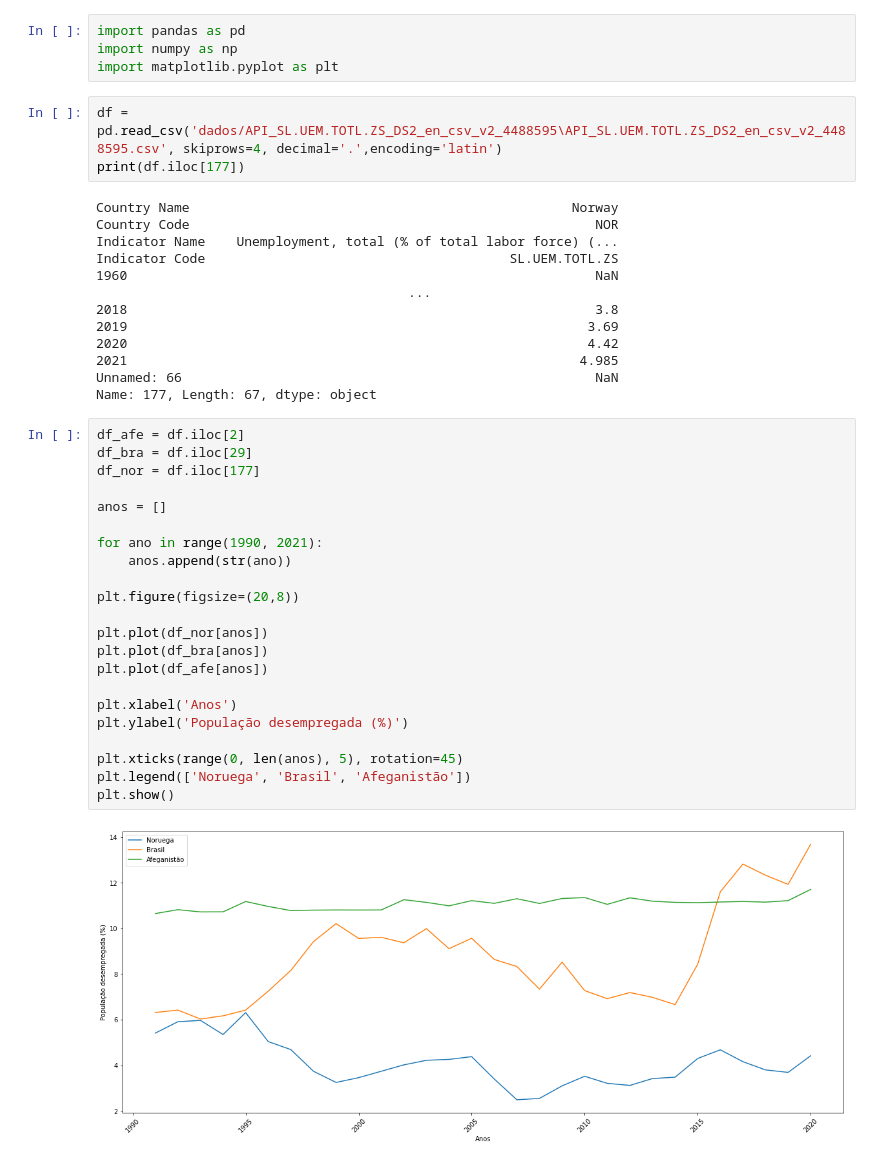
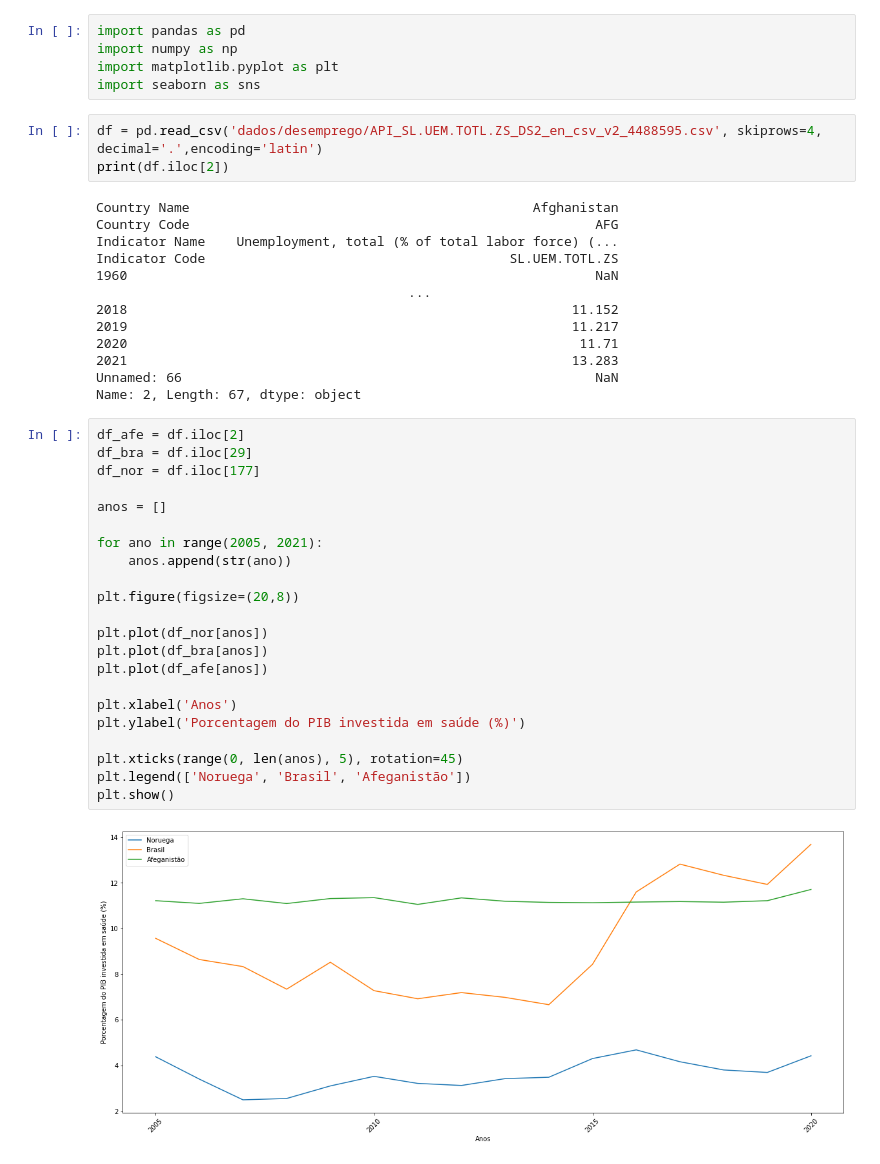
Before and after one commit to alessitomas/c.dadosAPS, a Jupyter notebook: aps2.ipynb, the cells around one changed output. Drawn from its saved outputs; the diff is of its cells as text.

```diff
--- a/aps2.ipynb
+++ b/aps2.ipynb
@@ -2,43 +2,44 @@
 import pandas as pd
 import numpy as np
 import matplotlib.pyplot as plt
+import seaborn as sns
 # %%
-df = pd.read_csv('dados/API_SL.UEM.TOTL.ZS_DS2_en_csv_v2_4488595\API_SL.UEM.TOTL.ZS_DS2_en_csv_v2_4488595.csv', skiprows=4, decimal='.',encoding='latin')
-print(df.iloc[177])
+df = pd.read_csv('dados/desemprego/API_SL.UEM.TOTL.ZS_DS2_en_csv_v2_4488595.csv', skiprows=4, decimal='.',encoding='latin')
+print(df.iloc[2])
 # %% [output]
-Country Name                                                 Norway
-Country Code                                                    NOR
+Country Name                                            Afghanistan
+Country Code                                                    AFG
 Indicator Name    Unemployment, total (% of total labor force) (...
 Indicator Code                                       SL.UEM.TOTL.ZS
 1960                                                            NaN
                                         ...
-2018                                                            3.8
-2019                                                           3.69
-2020                                                           4.42
-2021                                                          4.985
+2018                                                         11.152
+2019                                                         11.217
+2020                                                          11.71
+2021                                                         13.283
 Unnamed: 66                                                     NaN
-Name: 177, Length: 67, dtype: object
+Name: 2, Length: 67, dtype: object
 # %%
 df_afe = df.iloc[2]
 df_bra = df.iloc[29]
 df_nor = df.iloc[177]
 
 anos = []
 
-for ano in range(1990, 2021):
+for ano in range(2005, 2021):
     anos.append(str(ano))
 
 plt.figure(figsize=(20,8))
 
 plt.plot(df_nor[anos])
 plt.plot(df_bra[anos])
 plt.plot(df_afe[anos])
 
 plt.xlabel('Anos')
-plt.ylabel('População desempregada (%)')
+plt.ylabel('Porcentagem do PIB investida em saúde (%)')
 
 plt.xticks(range(0, len(anos), 5), rotation=45)
 plt.legend(['Noruega', 'Brasil', 'Afeganistão'])
 plt.show()
 # %% [output]
-[figure, old version]
+[figure, new version]
```
Also changed, not shown: parts of 3 cells of this notebook, 13 other files.
